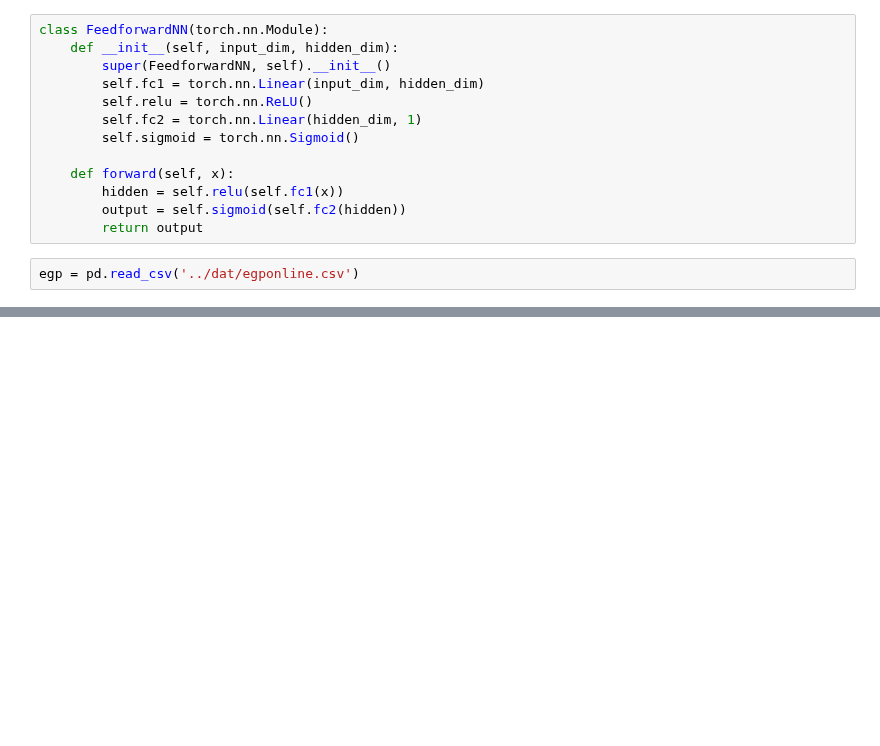
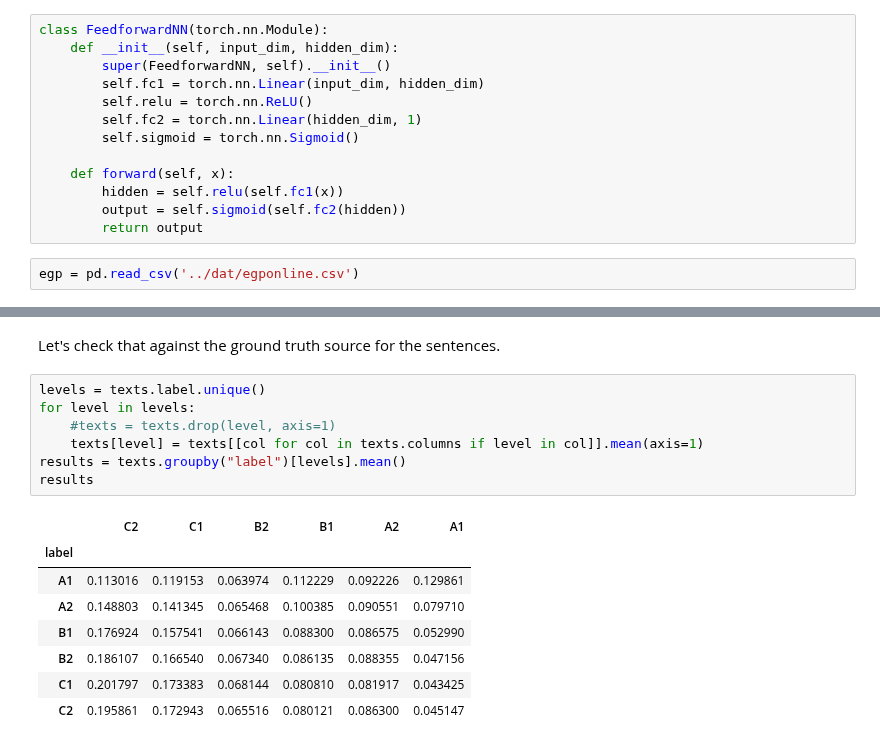
Before and after one commit to dominikglandorf/LLM-grammar, a Jupyter notebook: exp/009_text_classification.ipynb, the cells around one changed output, grey strips where cells are left out. Saved outputs shown, nothing was run; the diff lists cells and outputs as text; blank space fills up the shorter version.

```diff
--- a/exp/009_text_classification.ipynb
+++ b/exp/009_text_classification.ipynb
@@ -83,0 +126,18 @@ Can use 'anything' with post-modifiers to form complex noun phrases as subjects
+# %% [markdown]
+Let's check that against the ground truth source for the sentences.
+# %%
+levels = texts.label.unique()
+for level in levels:
+    #texts = texts.drop(level, axis=1)
+    texts[level] = texts[[col for col in texts.columns if level in col]].mean(axis=1)
+results = texts.groupby("label")[levels].mean()
+results
+# %% [output]
+|  | C2 | C1 | B2 | B1 | A2 | A1 |
+| label |  |  |  |  |  |  |
+| A1 | 0.113016 | 0.119153 | 0.063974 | 0.112229 | 0.092226 | 0.129861 |
+| A2 | 0.148803 | 0.141345 | 0.065468 | 0.100385 | 0.090551 | 0.079710 |
+| B1 | 0.176924 | 0.157541 | 0.066143 | 0.088300 | 0.086575 | 0.052990 |
+| B2 | 0.186107 | 0.166540 | 0.067340 | 0.086135 | 0.088355 | 0.047156 |
+| C1 | 0.201797 | 0.173383 | 0.068144 | 0.080810 | 0.081917 | 0.043425 |
+| C2 | 0.195861 | 0.172943 | 0.065516 | 0.080121 | 0.086300 | 0.045147 |
```
Also changed, not shown: parts of 10 cells of this notebook, 8 other files.
